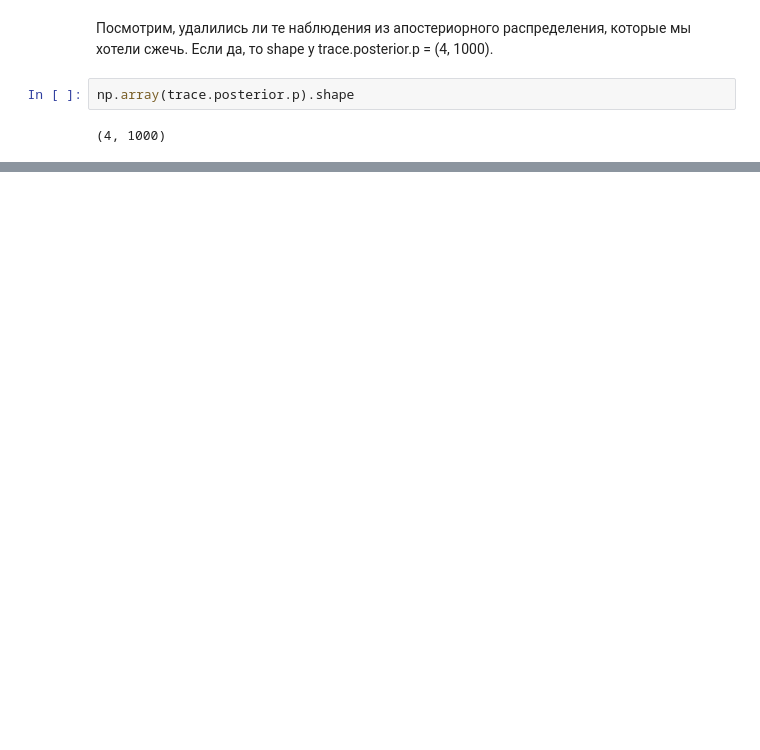
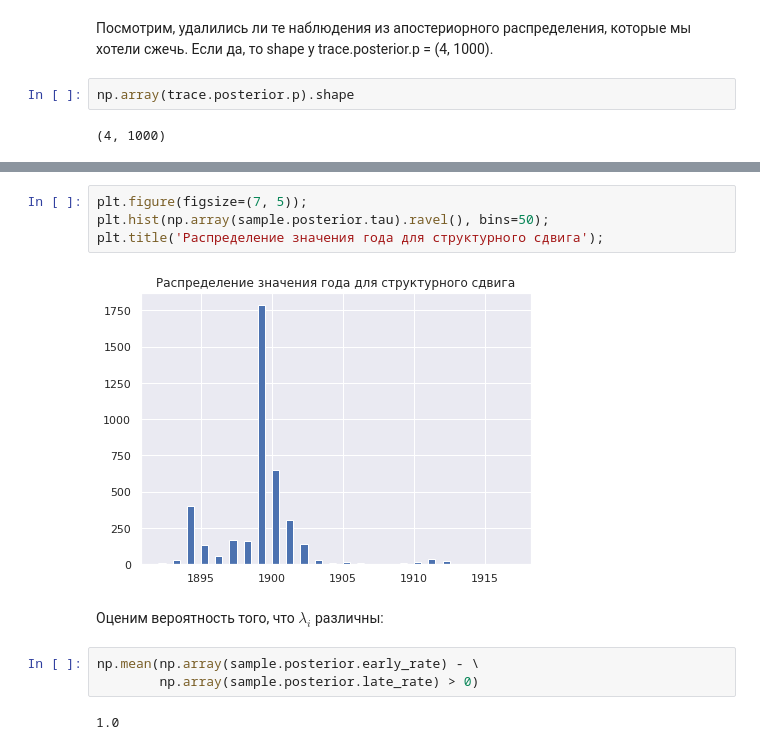
Before and after one commit to darkmetrics/bayes, a Jupyter notebook: Seminar 1.ipynb, the cells around one changed output, grey strips where cells are left out. Drawn from its saved outputs; the diff is of its cells as text; blank space fills up the shorter version.

```diff
--- a/Seminar 1.ipynb
+++ b/Seminar 1.ipynb
@@ -201,0 +299,13 @@ np.array(trace.posterior.p).shape
+# %%
+plt.figure(figsize=(7, 5));
+plt.hist(np.array(sample.posterior.tau).ravel(), bins=50);
+plt.title('Распределение значения года для структурного сдвига');
+# %% [output]
+[figure, added]
+# %% [markdown]
+Оценим вероятность того, что $\lambda_i$ различны:
+# %%
+np.mean(np.array(sample.posterior.early_rate) - \
+        np.array(sample.posterior.late_rate) > 0)
+# %% [output]
+1.0
```
Also changed, not shown: parts of 21 cells of this notebook.
